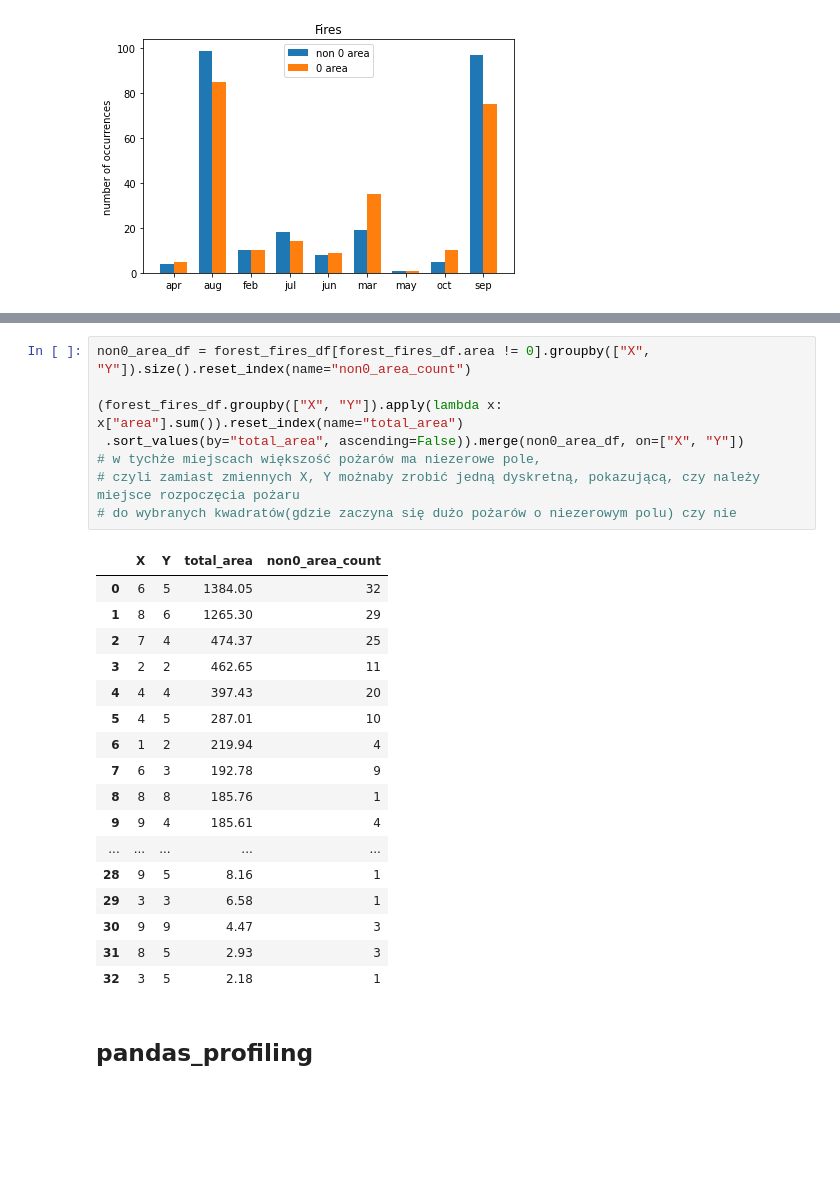
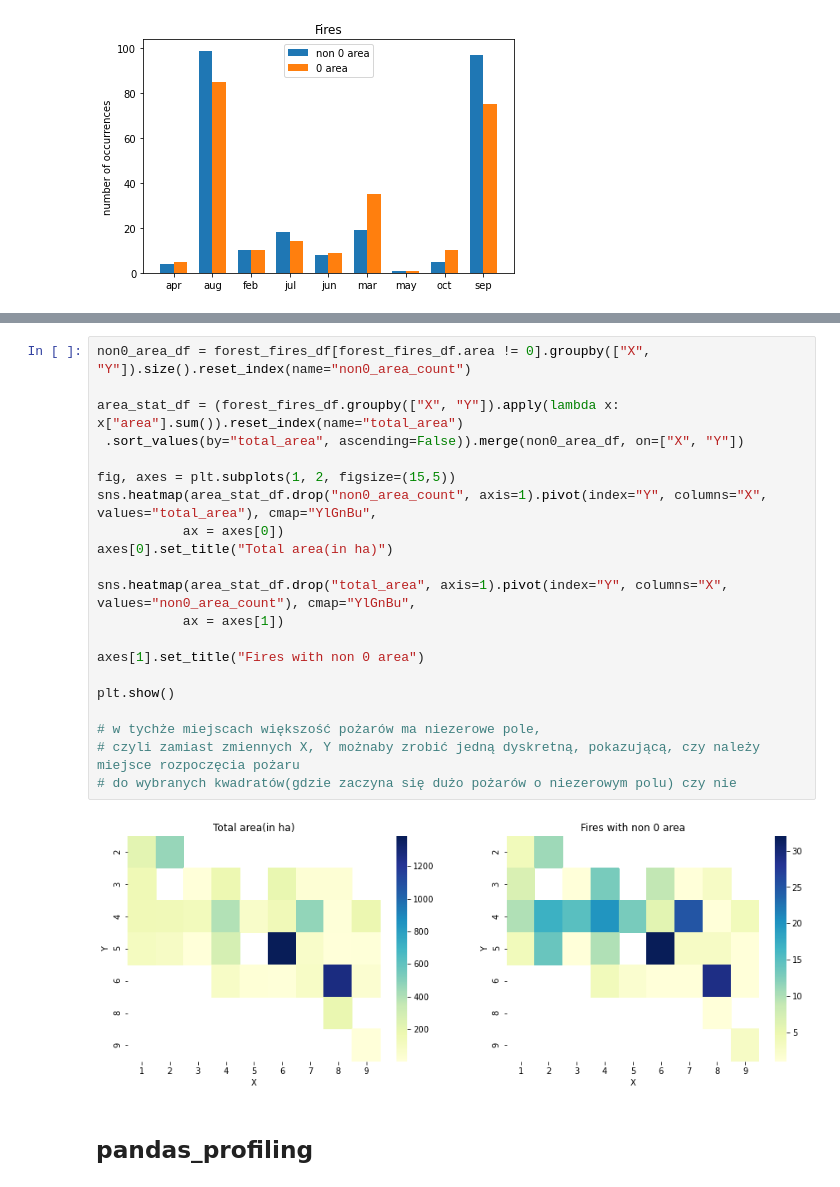
Before and after one commit to mini-pw/2021L-WUM, a Jupyter notebook: Prace_domowe/Praca_domowa1/Grupa4/yevhenii_vinichenko/pd_01.ipynb, the cells around one changed output, grey strips where cells are left out. Drawn from its saved outputs; the diff is of its cells as text; blank space fills up the shorter version.

```diff
--- a/Prace_domowe/Praca_domowa1/Grupa4/yevhenii_vinichenko/pd_01.ipynb
+++ b/Prace_domowe/Praca_domowa1/Grupa4/yevhenii_vinichenko/pd_01.ipynb
@@ -164,29 +158,26 @@ plt.show()
 # %%
 non0_area_df = forest_fires_df[forest_fires_df.area != 0].groupby(["X", "Y"]).size().reset_index(name="non0_area_count")
 
-(forest_fires_df.groupby(["X", "Y"]).apply(lambda x: x["area"].sum()).reset_index(name="total_area")
+area_stat_df = (forest_fires_df.groupby(["X", "Y"]).apply(lambda x: x["area"].sum()).reset_index(name="total_area")
  .sort_values(by="total_area", ascending=False)).merge(non0_area_df, on=["X", "Y"])
+
+fig, axes = plt.subplots(1, 2, figsize=(15,5))
+sns.heatmap(area_stat_df.drop("non0_area_count", axis=1).pivot(index="Y", columns="X", values="total_area"), cmap="YlGnBu",
+           ax = axes[0])
+axes[0].set_title("Total area(in ha)")
+
+sns.heatmap(area_stat_df.drop("total_area", axis=1).pivot(index="Y", columns="X", values="non0_area_count"), cmap="YlGnBu",
+           ax = axes[1])
+
+axes[1].set_title("Fires with non 0 area")
+
+plt.show()
+
 # w tychże miejscach większość pożarów ma niezerowe pole,
 # czyli zamiast zmiennych X, Y możnaby zrobić jedną dyskretną, pokazującą, czy należy miejsce rozpoczęcia pożaru
 # do wybranych kwadratów(gdzie zaczyna się dużo pożarów o niezerowym polu) czy nie
 # %% [output]
-|  | X | Y | total_area | non0_area_count |
-| 0 | 6 | 5 | 1384.05 | 32 |
-| 1 | 8 | 6 | 1265.30 | 29 |
-| 2 | 7 | 4 | 474.37 | 25 |
-| 3 | 2 | 2 | 462.65 | 11 |
-| 4 | 4 | 4 | 397.43 | 20 |
-| 5 | 4 | 5 | 287.01 | 10 |
-| 6 | 1 | 2 | 219.94 | 4 |
-| 7 | 6 | 3 | 192.78 | 9 |
-| 8 | 8 | 8 | 185.76 | 1 |
-| 9 | 9 | 4 | 185.61 | 4 |
-| ... | ... | ... | ... | ... |
-| 28 | 9 | 5 | 8.16 | 1 |
-| 29 | 3 | 3 | 6.58 | 1 |
-| 30 | 9 | 9 | 4.47 | 3 |
-| 31 | 8 | 5 | 2.93 | 3 |
-| 32 | 3 | 5 | 2.18 | 1 |
+[figure, added]
 # %% [markdown]
 ## pandas_profiling
 # %%
```
Also changed, not shown: parts of 8 cells of this notebook, 2 other files.
